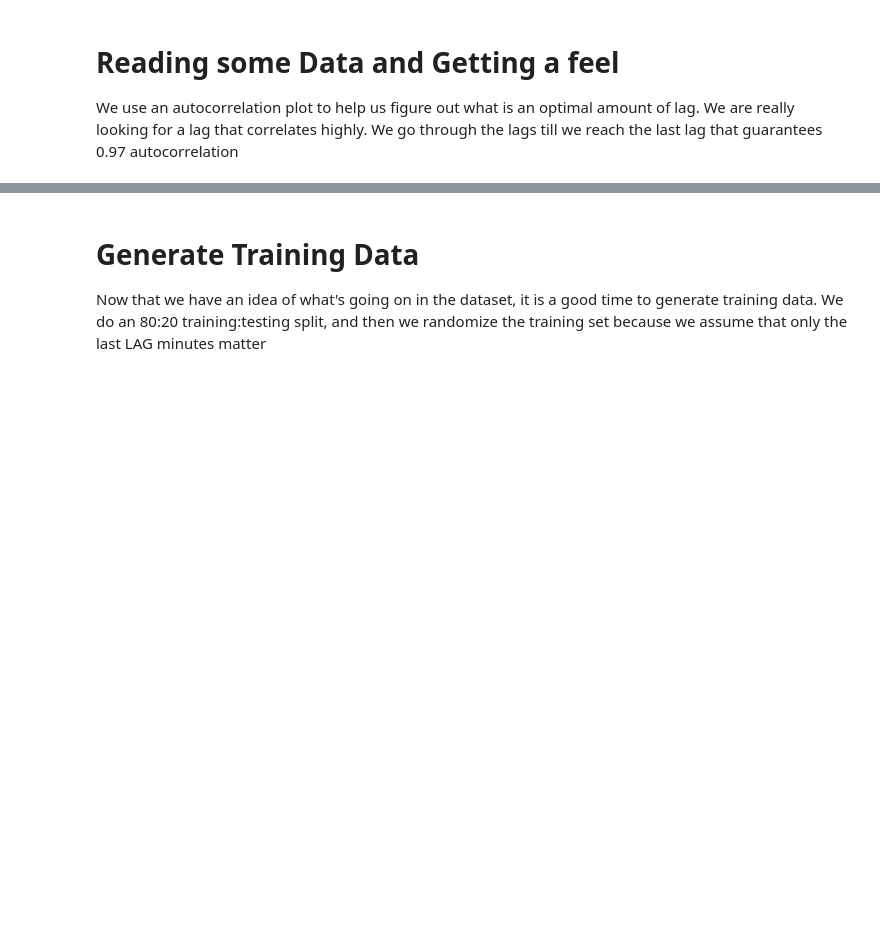
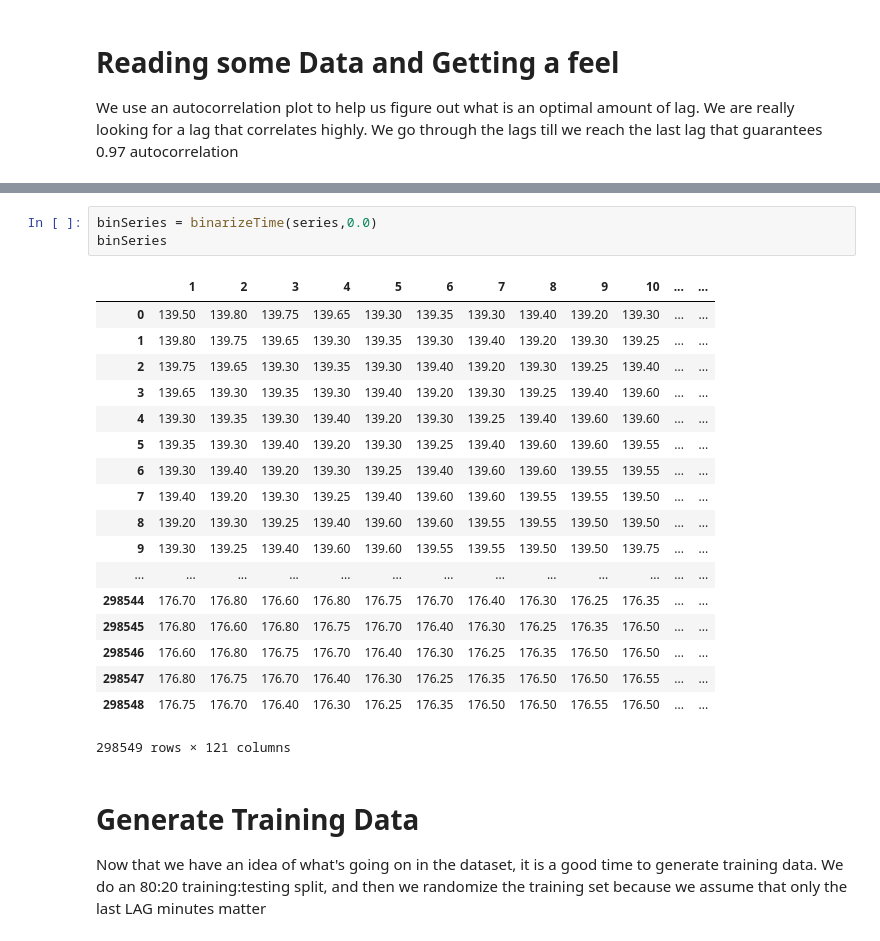
Before and after one commit to s2c/MetaAlgo, a Jupyter notebook: TradingSystemV3.ipynb, the cells around one changed output, grey strips where cells are left out. Saved outputs shown, nothing was run; the diff lists cells and outputs as text; blank space fills up the shorter version.

```diff
--- a/TradingSystemV3.ipynb
+++ b/TradingSystemV3.ipynb
@@ -49,3 +91,25 @@ series = timeseriesLagged(data,lag) # Generate the lagged series
+# %%
+binSeries = binarizeTime(series,0.0)
+binSeries
+# %% [output]
+|  | 1 | 2 | 3 | 4 | 5 | 6 | 7 | 8 | 9 | 10 | ... | ... |
+| 0 | 139.50 | 139.80 | 139.75 | 139.65 | 139.30 | 139.35 | 139.30 | 139.40 | 139.20 | 139.30 | ... | ... |
+| 1 | 139.80 | 139.75 | 139.65 | 139.30 | 139.35 | 139.30 | 139.40 | 139.20 | 139.30 | 139.25 | ... | ... |
+| 2 | 139.75 | 139.65 | 139.30 | 139.35 | 139.30 | 139.40 | 139.20 | 139.30 | 139.25 | 139.40 | ... | ... |
+| 3 | 139.65 | 139.30 | 139.35 | 139.30 | 139.40 | 139.20 | 139.30 | 139.25 | 139.40 | 139.60 | ... | ... |
+| 4 | 139.30 | 139.35 | 139.30 | 139.40 | 139.20 | 139.30 | 139.25 | 139.40 | 139.60 | 139.60 | ... | ... |
+| 5 | 139.35 | 139.30 | 139.40 | 139.20 | 139.30 | 139.25 | 139.40 | 139.60 | 139.60 | 139.55 | ... | ... |
+| 6 | 139.30 | 139.40 | 139.20 | 139.30 | 139.25 | 139.40 | 139.60 | 139.60 | 139.55 | 139.55 | ... | ... |
+| 7 | 139.40 | 139.20 | 139.30 | 139.25 | 139.40 | 139.60 | 139.60 | 139.55 | 139.55 | 139.50 | ... | ... |
+| 8 | 139.20 | 139.30 | 139.25 | 139.40 | 139.60 | 139.60 | 139.55 | 139.55 | 139.50 | 139.50 | ... | ... |
+| 9 | 139.30 | 139.25 | 139.40 | 139.60 | 139.60 | 139.55 | 139.55 | 139.50 | 139.50 | 139.75 | ... | ... |
+| ... | ... | ... | ... | ... | ... | ... | ... | ... | ... | ... | ... | ... |
+| 298544 | 176.70 | 176.80 | 176.60 | 176.80 | 176.75 | 176.70 | 176.40 | 176.30 | 176.25 | 176.35 | ... | ... |
+| 298545 | 176.80 | 176.60 | 176.80 | 176.75 | 176.70 | 176.40 | 176.30 | 176.25 | 176.35 | 176.50 | ... | ... |
+| 298546 | 176.60 | 176.80 | 176.75 | 176.70 | 176.40 | 176.30 | 176.25 | 176.35 | 176.50 | 176.50 | ... | ... |
+| 298547 | 176.80 | 176.75 | 176.70 | 176.40 | 176.30 | 176.25 | 176.35 | 176.50 | 176.50 | 176.55 | ... | ... |
+| 298548 | 176.75 | 176.70 | 176.40 | 176.30 | 176.25 | 176.35 | 176.50 | 176.50 | 176.55 | 176.50 | ... | ... |
+298549 rows × 121 columns
 # %% [markdown]
 # Generate Training Data
 
```
Also changed, not shown: parts of 10 cells of this notebook, 5 other files.
